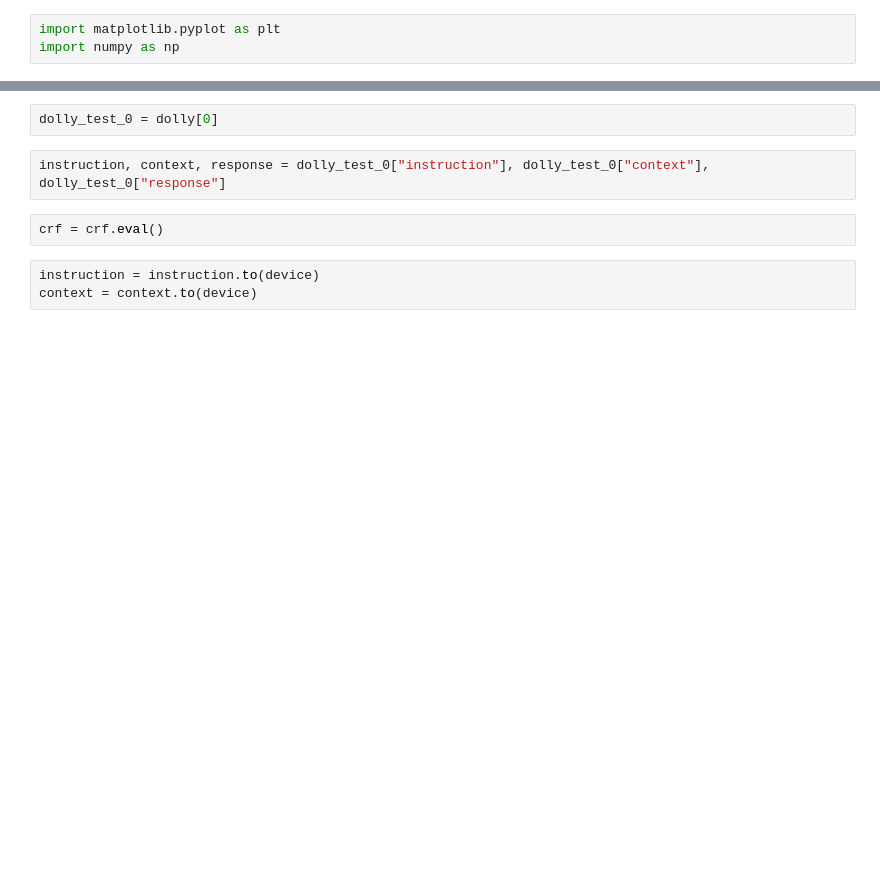
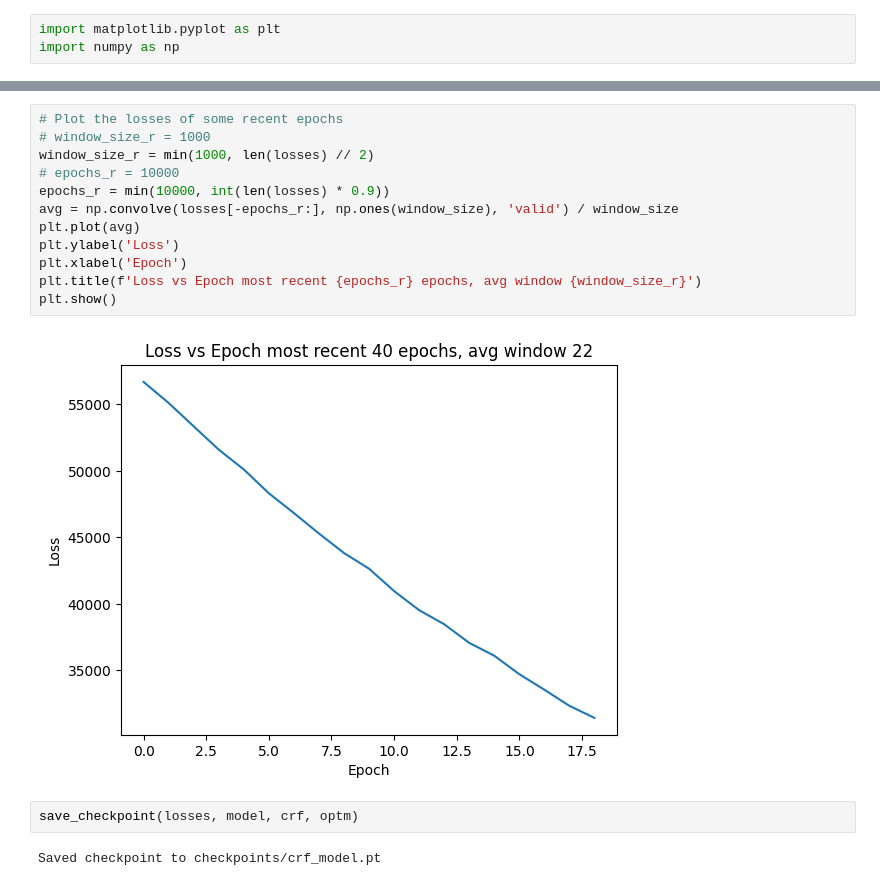
Before and after one commit to johng149/CRFLM, a Jupyter notebook: train.ipynb, the cells around one changed output, grey strips where cells are left out. Cells and saved outputs as stored; diff of their text form; blank space fills up the shorter version.

```diff
--- a/train.ipynb
+++ b/train.ipynb
@@ -182,10 +237,19 @@ Saved checkpoint to checkpoints/crf_model.pt
-# %%
-dolly_test_0 = dolly[0]
-# %%
-instruction, context, response = dolly_test_0["instruction"], dolly_test_0["context"], dolly_test_0["response"]
-# %%
-crf = crf.eval()
-# %%
-instruction = instruction.to(device)
-context = context.to(device)
+# %%
+# Plot the losses of some recent epochs
+# window_size_r = 1000
+window_size_r = min(1000, len(losses) // 2)
+# epochs_r = 10000
+epochs_r = min(10000, int(len(losses) * 0.9))
+avg = np.convolve(losses[-epochs_r:], np.ones(window_size), 'valid') / window_size
+plt.plot(avg)
+plt.ylabel('Loss')
+plt.xlabel('Epoch')
+plt.title(f'Loss vs Epoch most recent {epochs_r} epochs, avg window {window_size_r}')
+plt.show()
+# %% [output]
+[figure, added]
+# %%
+save_checkpoint(losses, model, crf, optm)
+# %% [output]
+Saved checkpoint to checkpoints/crf_model.pt
 # %%
```
Also changed, not shown: parts of 35 cells of this notebook, 4 other files.
